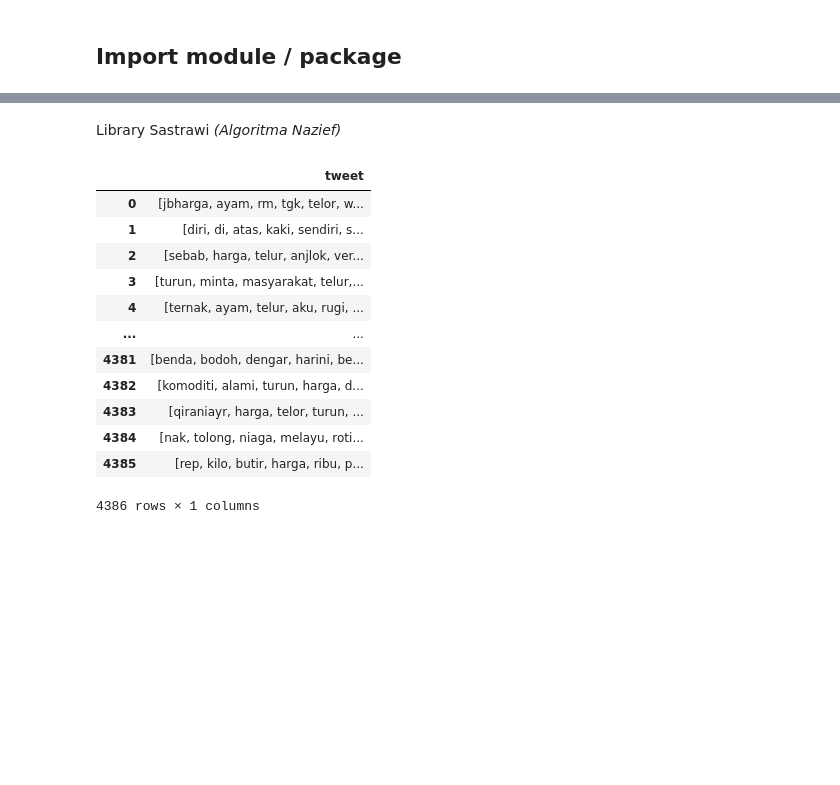
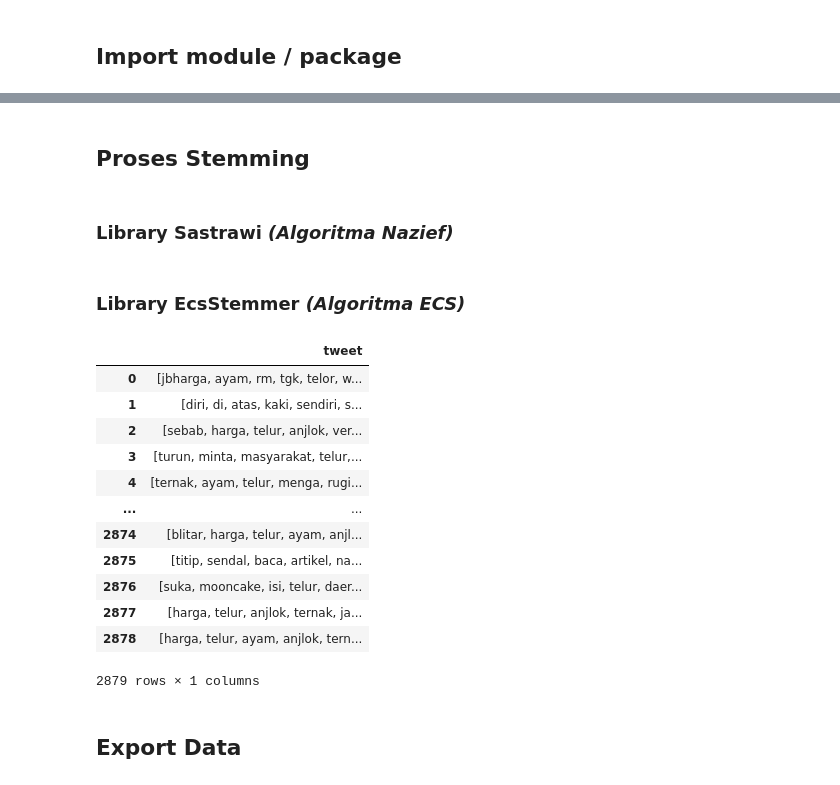
Before and after one commit to ANZ007/Twitter-Data-Analisis, a Jupyter notebook: Stemming.ipynb, the cells around one changed output, grey strips where cells are left out. Drawn from its saved outputs; the diff is of its cells as text; code cells hidden in the pictures; blank space fills up the shorter version.

Commit message:
Menambahkan KNN dan 2 Stemming

```diff
--- a/Stemming.ipynb
+++ b/Stemming.ipynb
@@ -59,23 +62,40 @@ Name: tweet, Length: 4386, dtype: object
+# %% [markdown]
+## Proses Stemming
 # %% [markdown]
-Library Sastrawi _(Algoritma Nazief)_
+### Library Sastrawi _(Algoritma Nazief)_
 # %%
 factory = StemmerFactory()
 stemmer = factory.create_stemmer()
 
 tqdm.pandas()
-dataset['tweet'] = dataset['tweet'].progress_apply(lambda x: [stemmer.stem(y) for y in x])
-dataset
+dataset_nazief = dataset['tweet'].progress_apply(lambda x: [stemmer.stem(y) for y in x])
+dataset_nazief
-# %% [output]
-|  | tweet |
-| 0 | [jbharga, ayam, rm, tgk, telor, w... |
-| 1 | [diri, di, atas, kaki, sendiri, s... |
-| 2 | [sebab, harga, telur, anjlok, ver... |
-| 3 | [turun, minta, masyarakat, telur,... |
-| 4 | [ternak, ayam, telur, aku, rugi, ... |
-| ... | ... |
-| 4381 | [benda, bodoh, dengar, harini, be... |
-| 4382 | [komoditi, alami, turun, harga, d... |
-| 4383 | [qiraniayr, harga, telor, turun, ... |
-| 4384 | [nak, tolong, niaga, melayu, roti... |
-| 4385 | [rep, kilo, butir, harga, ribu, p... |
-4386 rows × 1 columns
+# %% [markdown]
+### Library EcsStemmer _(Algoritma ECS)_
+# %%
+stemmer1 = EcsStemmer()
+
+tqdm.pandas()
+dataset_ecs_temp = []
+for i in tqdm(dataset['tweet'], total=int(len(dataset))):
+    tweet = stemmer1.stemm(i)
+    dataset_ecs_temp.append([tweet])
+
+dataset_ecs = pd.DataFrame(dataset_ecs_temp, columns=['tweet'])
+dataset_ecs
+# %% [output]
+|  | tweet |
+| 0 | [jbharga, ayam, rm, tgk, telor, w... |
+| 1 | [diri, di, atas, kaki, sendiri, s... |
+| 2 | [sebab, harga, telur, anjlok, ver... |
+| 3 | [turun, minta, masyarakat, telur,... |
+| 4 | [ternak, ayam, telur, menga, rugi... |
+| ... | ... |
+| 2874 | [blitar, harga, telur, ayam, anjl... |
+| 2875 | [titip, sendal, baca, artikel, na... |
+| 2876 | [suka, mooncake, isi, telur, daer... |
+| 2877 | [harga, telur, anjlok, ternak, ja... |
+| 2878 | [harga, telur, ayam, anjlok, tern... |
+2879 rows × 1 columns
+# %% [markdown]
+## Export Data
```
Also changed, not shown: parts of 6 cells of this notebook, 23 other files.
